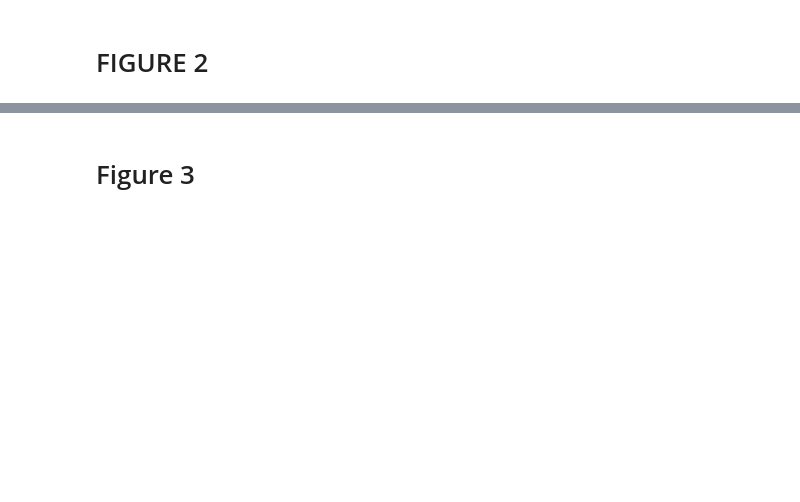
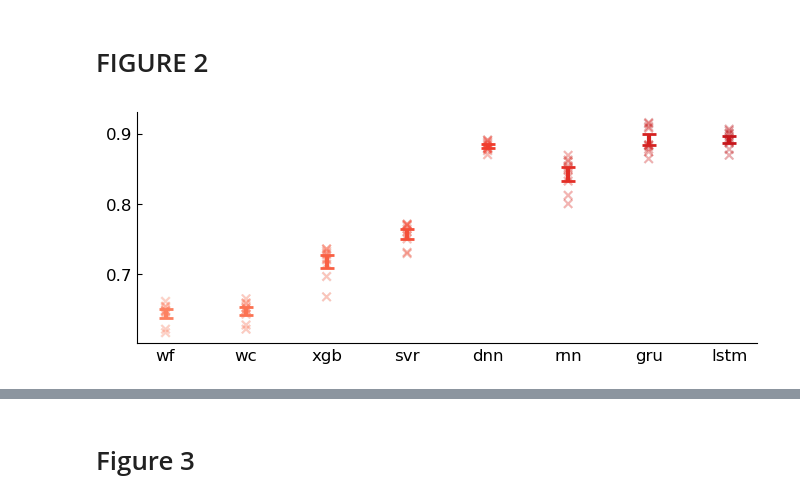
Before and after one commit to mayolabvision/NeuralDecoding, a Jupyter notebook: analyses/GRC_figures.ipynb, the cells around one changed output, grey strips where cells are left out. Drawn from its saved outputs; the diff is of its cells as text; code cells hidden in the pictures; blank space fills up the shorter version.

```diff
--- a/analyses/GRC_figures.ipynb
+++ b/analyses/GRC_figures.ipynb
@@ -18,7 +18,9 @@ from statannotations.Annotator import Annotator
 import matplotlib as mpl
 import matplotlib.patheffects as path_effects
 
-pal = sns.husl_palette(8)
+#pal = sns.hls_palette(35)
+pal = sns.color_palette("Reds",20)
+pal = pal[8:]
 mtfef_pal = ['forestgreen','mediumpurple']
 
 data_folder = '/Users/kendranoneman/Projects/mayo/NeuralDecoding/runs'
@@ -47,34 +52,36 @@ rnn = (df.loc[(df['model']==5) & (df['sess']==sess)]['mean_R2']).values
 gru = (df.loc[(df['model']==6) & (df['sess']==sess)]['mean_R2']).values
 lstm = (df.loc[(df['model']==7) & (df['sess']==sess)]['mean_R2']).values
 
 n=10
 means=([np.mean(wf),np.mean(wc),np.mean(xgb),np.mean(svr),np.mean(dnn),np.mean(rnn),np.mean(gru),np.mean(lstm)])
 err=([np.std(wf)*np.sqrt(1./n+1./(n-1)),np.std(wc)*np.sqrt(1./n+1./(n-1)),np.std(xgb)*np.sqrt(1./n+1./(n-1)),np.std(svr)*np.sqrt(1./n+1./(n-1)),np.std(dnn)*np.sqrt(1./n+1./(n-1)),np.std(rnn)*np.sqrt(1./n+1./(n-1)),np.std(gru)*np.sqrt(1./n+1./(n-1)),np.std(lstm)*np.sqrt(1./n+1./(n-1))])
 
 
-fig, ax = plt.subplots(1,1,figsize=(8,4))
+fig, ax = plt.subplots(1,1,figsize=(8,3))
 
 ind = np.arange(len(err)) #X values for plotting
 for pos, y, yerr, color in zip(ind, means, err, pal): #Loop through methods and plot error bars
     ax.errorbar(pos, y, yerr, lw=3, capsize=5, capthick=2, color=color)
 
     #Remove x tick labels
     ax.set_xticklabels(['','wf','wc','xgb','svr','dnn','rnn','gru','lstm'], rotation=0)
 
     #Remove right and top boundaries, and make ticks inward
     ax.tick_params(direction='in',bottom=0)
     ax.spines['right'].set_color('none')
     ax.spines['top'].set_color('none')
 
     #Plot individual R2 values for each fold as an 'x'
     scatter_x=np.reshape(np.transpose(np.ones((10,1))*range(8)),(80,1)) #Get x values for plotting (first 10 will have an x value of 0, second 10 will have an x value of 1, etc)
     scatter_y=np.concatenate((wf,wc,xgb,svr,dnn,rnn,gru,lstm),axis=0) #Y values for plotting
     colors_list=[] #Create a list of the colors that should be used when plotting each 'x'
     for i in scatter_x.astype(int).reshape((1,-1))[0]:
         colors_list.append(pal[i])
 
     ax.scatter(scatter_x,scatter_y,c=colors_list,marker='x',alpha=0.05)
 fig.savefig(fig_folder+'/model_R2.png', dpi=600, bbox_inches='tight')
+# %% [output]
+[figure, added]
 # %%
 with open(data_folder+'/all_decoders/fold06-m6-eyetrace.pickle', 'rb') as f:
     y_test,y_test_predicted = pickle.load(f)
```
Also changed, not shown: parts of 17 cells of this notebook, 8 other files.
